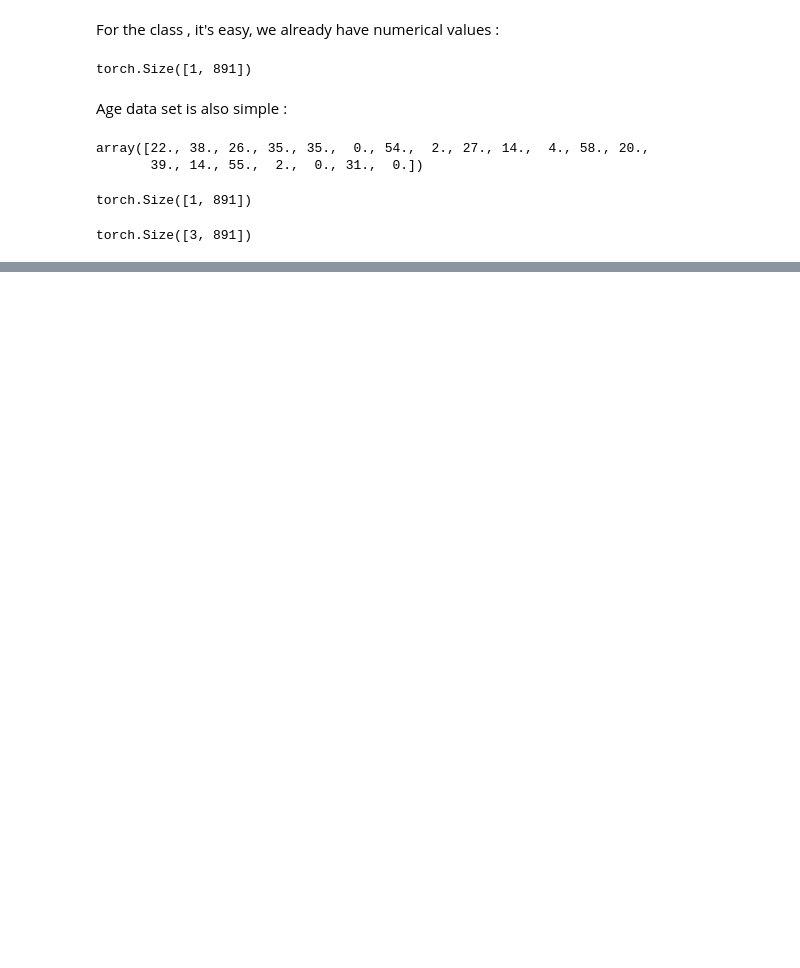
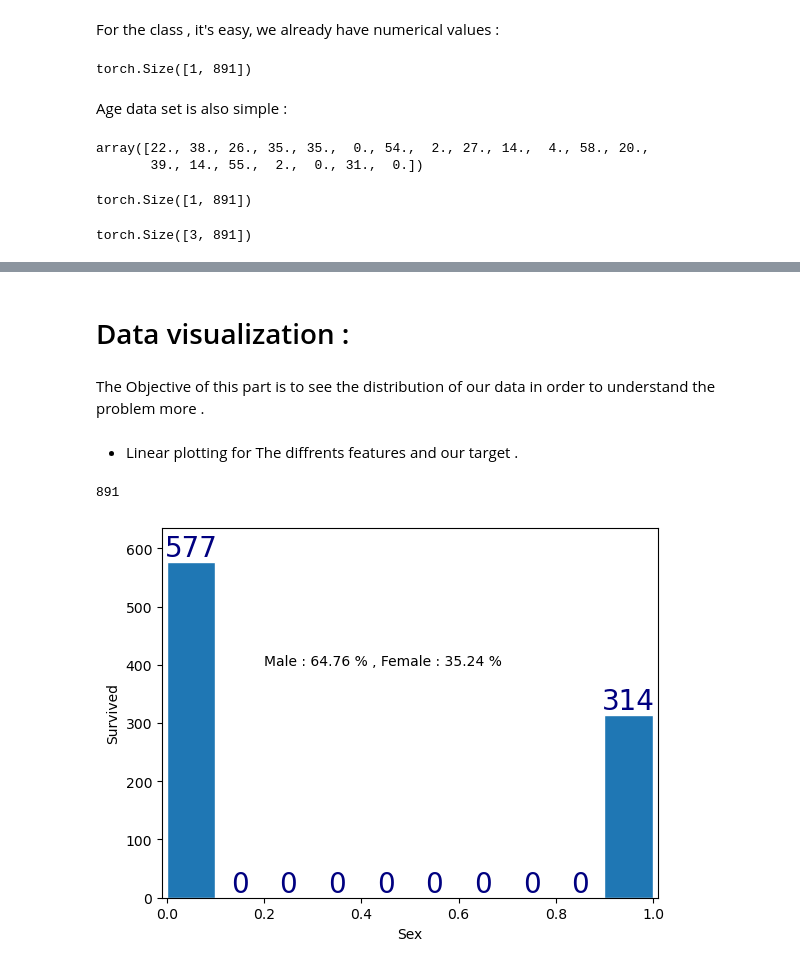
Before and after one commit to Ashraf-Khabar/SACAD-Projects, a Jupyter notebook: Mini_Project_N1/Model.ipynb, the cells around one changed output, grey strips where cells are left out. Cells and saved outputs as stored; diff of their text form; code cells hidden in the pictures; blank space fills up the shorter version.

```diff
--- a/Mini_Project_N1/Model.ipynb
+++ b/Mini_Project_N1/Model.ipynb
@@ -114,0 +141,10 @@ We need to introduce the y vector of
+# %% [markdown]
+# Data visualization :
+# %% [markdown]
+The Objective of this part is to see the distribution of our data in order to understand the problem more .
+# %% [markdown]
+* Linear plotting for The diffrents features and our target .
+# %%
+new_df[0, :].shape[0]
+# %% [output]
+891
@@ -114,0 +162,14 @@ We need to introduce the y vector of
+# %%
+# Displaying the sex in function of the target :
+
+text = f"Male : {male_rate} % , Female : {female_rate} %"
+
+plt.text(0.2, 400, text)
+values, bins, bars = plt.hist(new_df[0, :], edgecolor='white')
+plt.xlabel("Sex")
+plt.ylabel("Survived")
+plt.bar_label(bars, fontsize=20, color='navy')
+plt.margins(x=0.01, y=0.1)
+plt.show()
+# %% [output]
+[figure, added]
```
Also changed, not shown: parts of 5 cells of this notebook.
